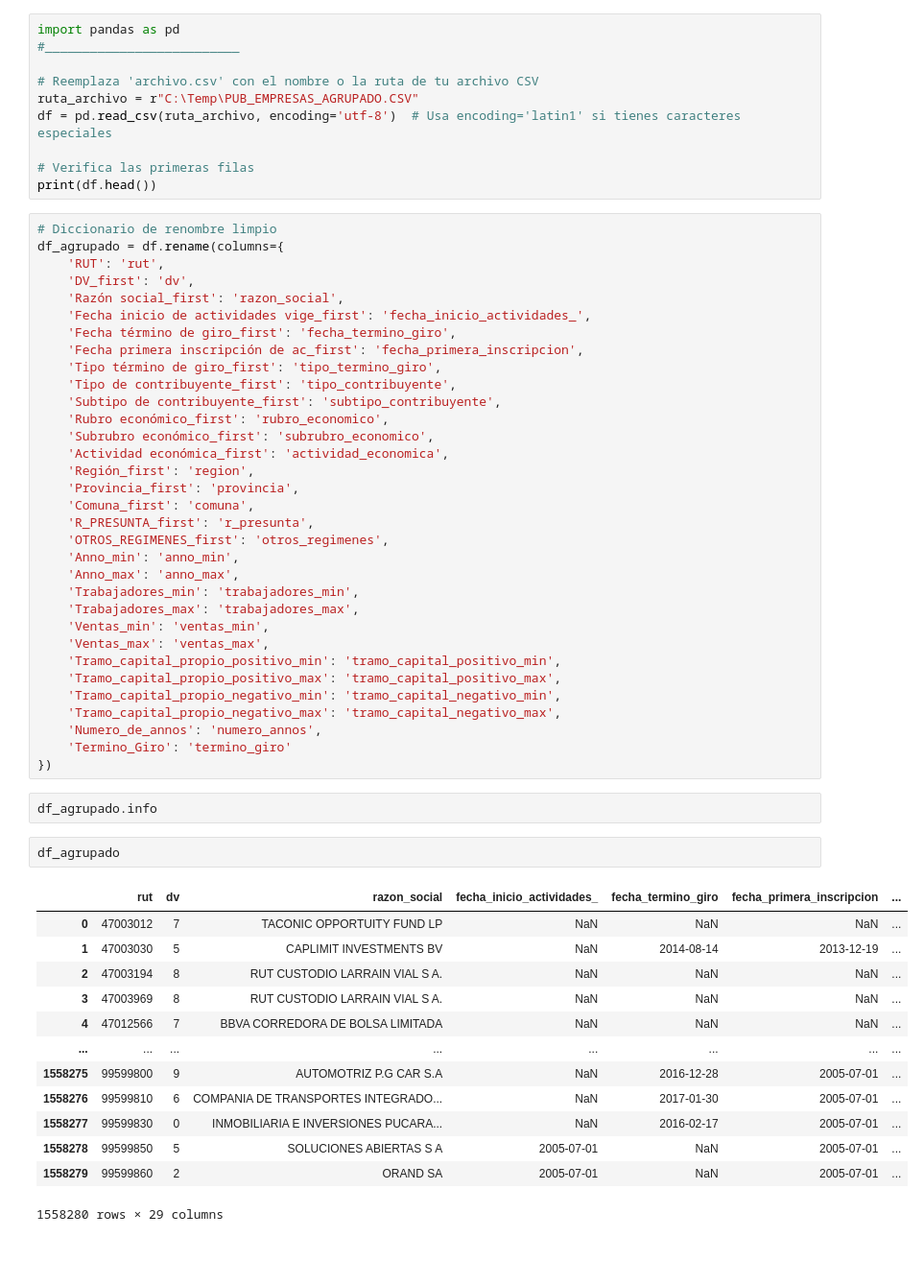
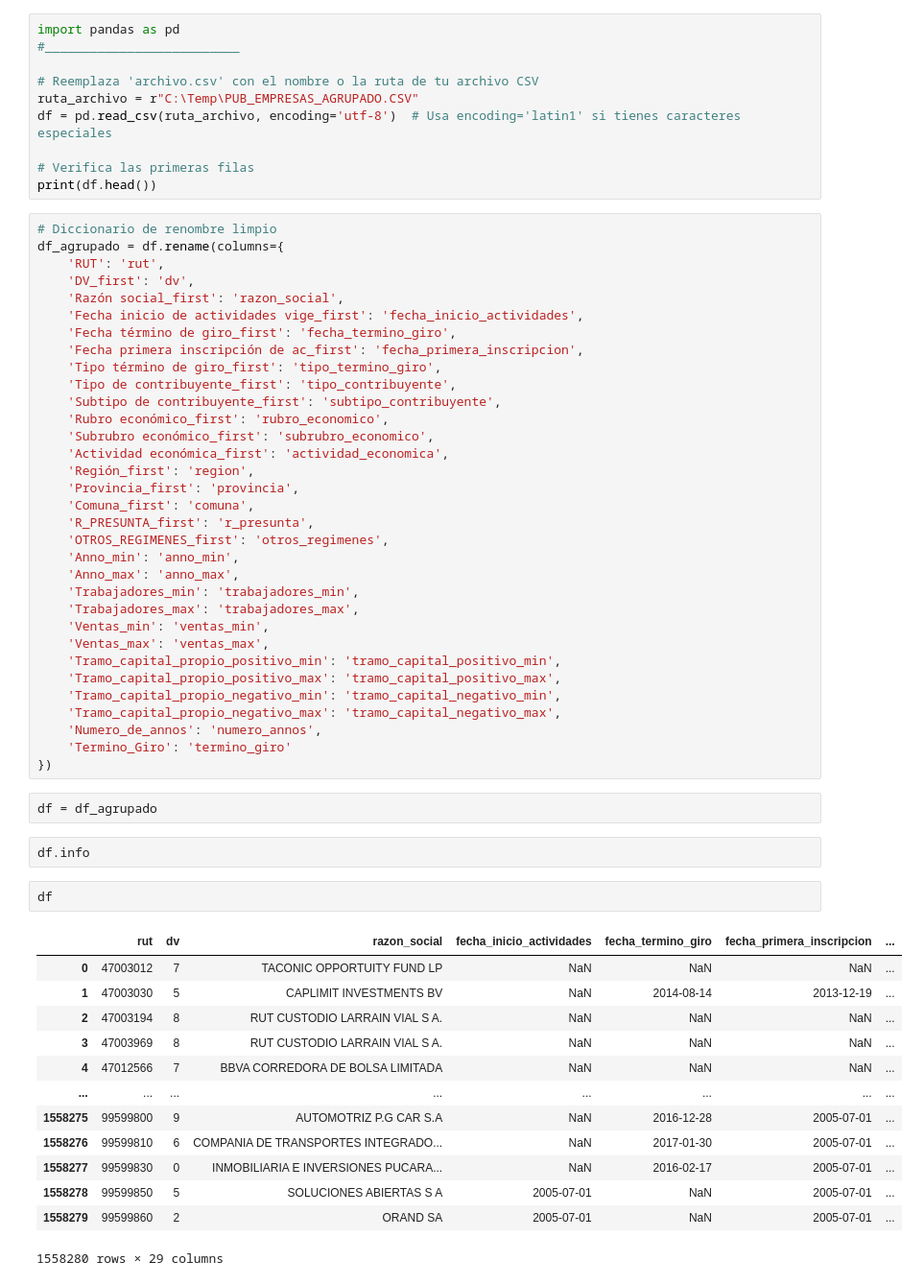
Before and after one commit to Vfuentealba/AnalisisPyme, a Jupyter notebook: notebooks/analiza_datos.ipynb, the cells around one changed output. Shown at 96% size. Cells and saved outputs as stored; diff of their text form; blank space fills up the shorter version.

```diff
--- a/notebooks/analiza_datos.ipynb
+++ b/notebooks/analiza_datos.ipynb
@@ -14,7 +14,7 @@ df_agrupado = df.rename(columns={
     'RUT': 'rut',
     'DV_first': 'dv',
     'Razón social_first': 'razon_social',
-    'Fecha inicio de actividades vige_first': 'fecha_inicio_actividades_',
+    'Fecha inicio de actividades vige_first': 'fecha_inicio_actividades',
     'Fecha término de giro_first': 'fecha_termino_giro',
     'Fecha primera inscripción de ac_first': 'fecha_primera_inscripcion',
     'Tipo término de giro_first': 'tipo_termino_giro',
@@ -41,12 +41,14 @@ df_agrupado = df.rename(columns={
     'Numero_de_annos': 'numero_annos',
     'Termino_Giro': 'termino_giro'
 })
+# %%
+df = df_agrupado
 # %%
-df_agrupado.info
+df.info
 # %%
-df_agrupado
+df
 # %% [output]
-|  | rut | dv | razon_social | fecha_inicio_actividades_ | fecha_termino_giro | fecha_primera_inscripcion | ... |
+|  | rut | dv | razon_social | fecha_inicio_actividades | fecha_termino_giro | fecha_primera_inscripcion | ... |
 | 0 | 47003012 | 7 | TACONIC OPPORTUITY FUND LP | NaN | NaN | NaN | ... |
 | 1 | 47003030 | 5 | CAPLIMIT INVESTMENTS BV | NaN | 2014-08-14 | 2013-12-19 | ... |
 | 2 | 47003194 | 8 | RUT CUSTODIO LARRAIN VIAL S A. | NaN | NaN | NaN | ... |
```
Also changed, not shown: parts of 7 cells of this notebook.
